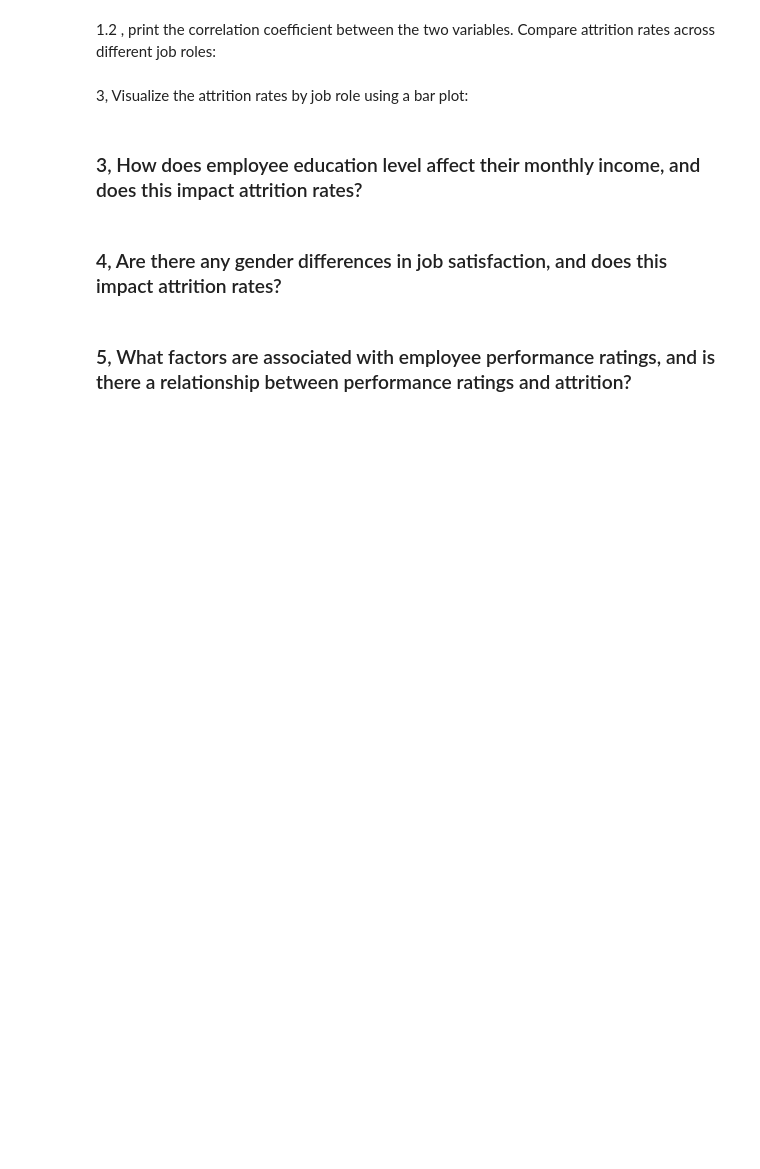
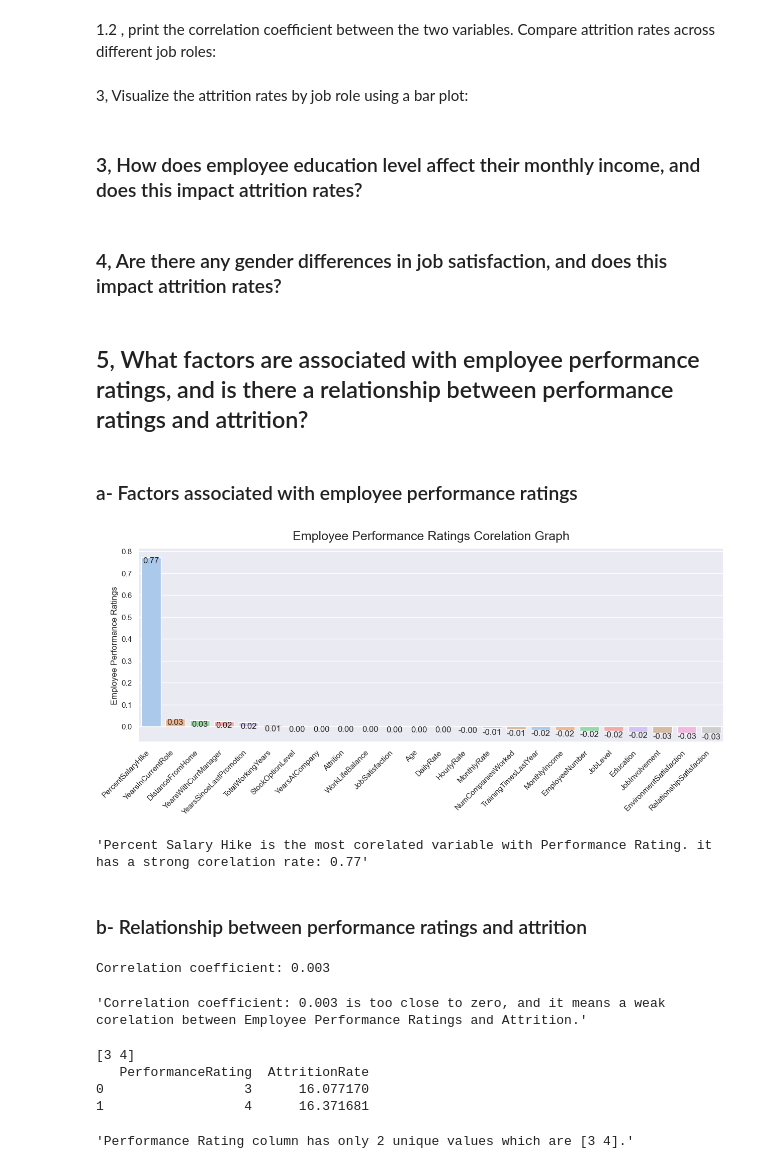
Before and after one commit to KursaDSc/IBM-HR-Analytics-Employee-Attrition, a Jupyter notebook: Updated_main.ipynb, the cells around one changed output. Saved outputs shown, nothing was run; the diff lists cells and outputs as text; code cells hidden in the pictures; blank space fills up the shorter version.

```diff
--- a/Updated_main.ipynb
+++ b/Updated_main.ipynb
@@ -280,4 +299,60 @@ Left the Company: 237
 # %% [markdown]
 ### 4, Are there any gender differences in job satisfaction, and does this impact attrition rates?
 # %% [markdown]
-### 5, What factors are associated with employee performance ratings, and is there a relationship between performance ratings and attrition?
+## 5, What factors are associated with employee performance ratings, and is there a relationship between performance ratings and attrition?
+# %% [markdown]
+### a- Factors associated with employee performance ratings
+# %%
+plt.figure(figsize=(15, 5))
+palette = sns.color_palette('pastel', 16)
+cor_pr = df2.loc[:, df.dtypes == 'int64'].corr()[['PerformanceRating']].sort_values(by='PerformanceRating', ascending=False)
+ax = sns.barplot(
+     x= cor_pr.index[1:],
+     y= 'PerformanceRating',
+     data= cor_pr[1:],
+     palette= palette
+)
+
+plt.xticks(rotation=45, ha='right');
+plt.ylabel('Employee Performance Ratings')
+ax.set_title('Employee Performance Ratings Corelation Graph', fontdict={'fontsize':18}, pad=12);
+# Show bar values
+for p in ax.patches:
+    ax.annotate(f'{p.get_height():.2f}', (p.get_x() + p.get_width() / 2., p.get_height()), ha='center', va='top')
+
+plt.show()
+
+
+f"""Percent Salary Hike is the most corelated variable with Performance Rating. it has a strong corelation rate: {round(cor_pr.loc["PercentSalaryHike"][0], 2)}"""
+# %% [output]
+[figure, added]
+'Percent Salary Hike is the most corelated variable with Performance Rating. it has a strong corelation rate: 0.77'
+# %% [markdown]
+### b- Relationship between performance ratings and attrition
+# %%
+# Calculate the correlation coefficient between 'Attrition' and 'PerformanceRating'
+correlation_coefficient = round(df2['Attrition'].corr(df2['PerformanceRating']), 3)
+print(f"Correlation coefficient: {correlation_coefficient}")
+
+f"""Correlation coefficient: {correlation_coefficient} is too close to zero, and it means a weak corelation between Employee Performance Ratings and Attrition."""
+# %% [output]
+Correlation coefficient: 0.003
+'Correlation coefficient: 0.003 is too close to zero, and it means a weak corelation between Employee Performance Ratings and Attrition.'
+# %%
+# Calculate the Attrition ratios by PerformanceRating
+pr_unique=df2['PerformanceRating'].unique()
+attr_value = 1
+result_df= df2.groupby('PerformanceRating')['Attrition'].value_counts(normalize=True).loc[:, attr_value] * 100
+result_df = result_df.reset_index()
+result_df.columns = ['PerformanceRating','AttritionRate']
+
+print(pr_unique)
+print(result_df)
+
+f"""Performance Rating column has only 2 unique values which are {pr_unique}."""
+# %% [output]
+[3 4]
+   PerformanceRating  AttritionRate
+0                  3      16.077170
+1                  4      16.371681
+'Performance Rating column has only 2 unique values which are [3 4].'
```
Also changed, not shown: parts of 6 cells of this notebook.
